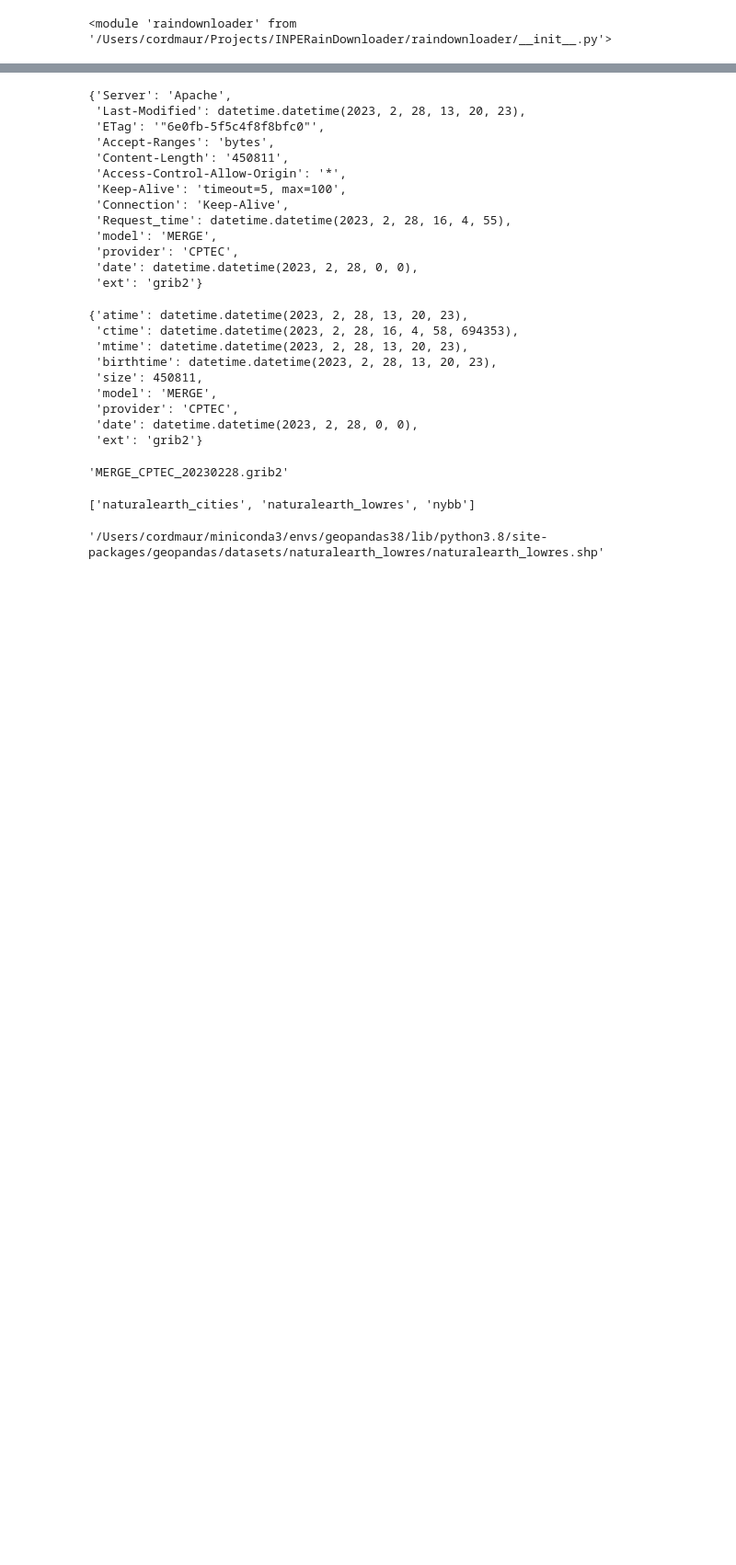
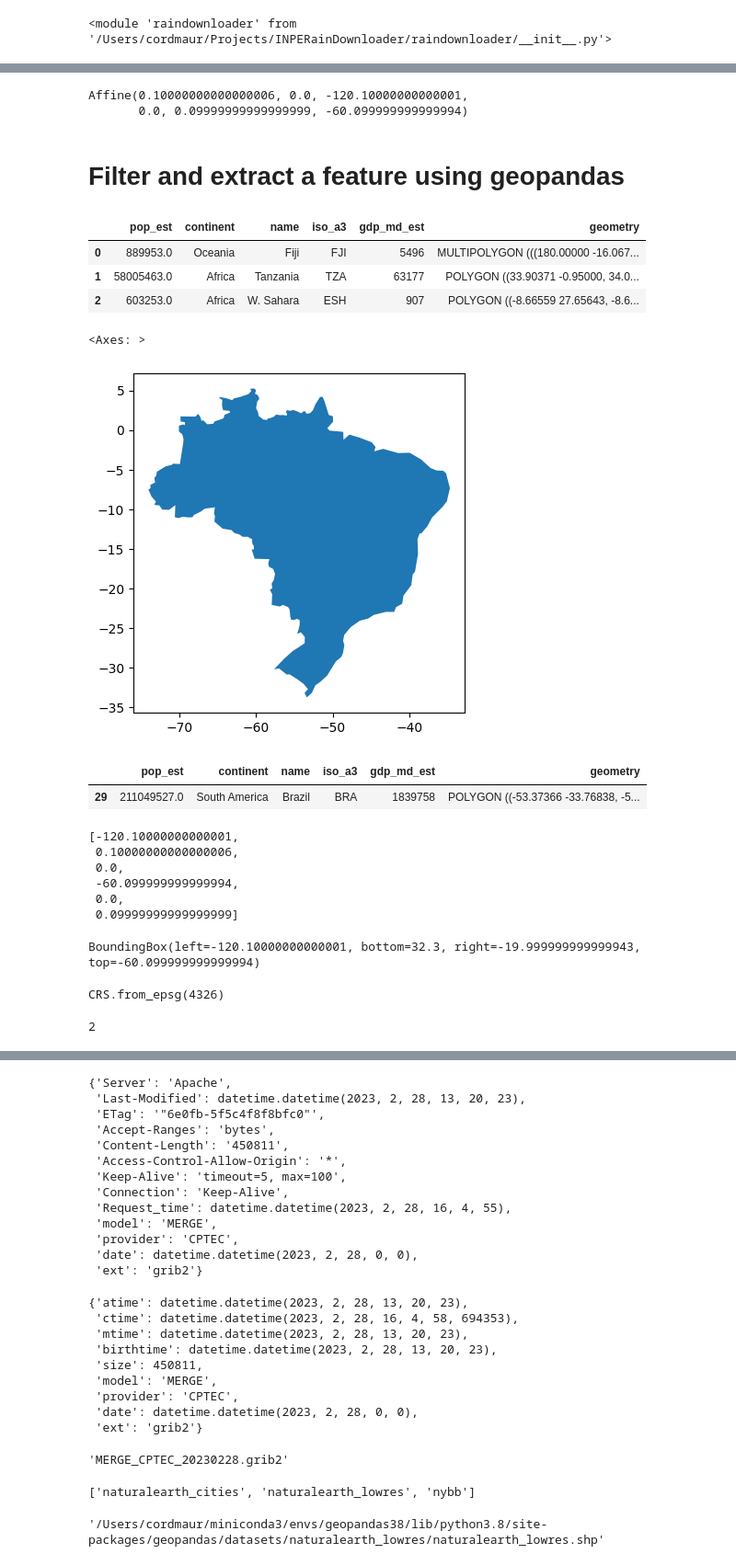
Before and after one commit to cordmaur/INPERainDownloader, a Jupyter notebook: nbs/66-Initial_development.ipynb, the cells around one changed output, grey strips where cells are left out. Shown at 92% size. Saved outputs shown, nothing was run; the diff lists cells and outputs as text; code cells hidden in the pictures; blank space fills up the shorter version.

```diff
--- a/nbs/66-Initial_development.ipynb
+++ b/nbs/66-Initial_development.ipynb
@@ -188,0 +224,5 @@ ds['prec'].plot()
+# %%
+ds.rio.transform()
+# %% [output]
+Affine(0.10000000000000006, 0.0, -120.10000000000001,
+       0.0, 0.09999999999999999, -60.099999999999994)
@@ -188,0 +231,2 @@ ds['prec'].plot()
+# %% [markdown]
+# Filter and extract a feature using geopandas
@@ -188,0 +236,21 @@ ds['prec'].plot()
+# %%
+world_path = gpd.datasets.get_path('naturalearth_lowres')
+# %%
+world = gpd.read_file(world_path)
+world.head(3)
+# %% [output]
+|  | pop_est | continent | name | iso_a3 | gdp_md_est | geometry |
+| 0 | 889953.0 | Oceania | Fiji | FJI | 5496 | MULTIPOLYGON (((180.00000 -16.067... |
+| 1 | 58005463.0 | Africa | Tanzania | TZA | 63177 | POLYGON ((33.90371 -0.95000, 34.0... |
+| 2 | 603253.0 | Africa | W. Sahara | ESH | 907 | POLYGON ((-8.66559 27.65643, -8.6... |
+# %%
+bra = world.query("iso_a3 == 'BRA'")
+bra.plot()
+# %% [output]
+<Axes: >
+[figure, added]
+# %%
+bra
+# %% [output]
+|  | pop_est | continent | name | iso_a3 | gdp_md_est | geometry |
+| 29 | 211049527.0 | South America | Brazil | BRA | 1839758 | POLYGON ((-53.37366 -33.76838, -5... |
@@ -188,0 +265,21 @@ ds['prec'].plot()
+# %%
+chuva.read_transform()
+# %% [output]
+[-120.10000000000001,
+ 0.10000000000000006,
+ 0.0,
+ -60.099999999999994,
+ 0.0,
+ 0.09999999999999999]
+# %%
+chuva.bounds
+# %% [output]
+BoundingBox(left=-120.10000000000001, bottom=32.3, right=-19.999999999999943, top=-60.099999999999994)
+# %%
+chuva.crs
+# %% [output]
+CRS.from_epsg(4326)
+# %%
+chuva.count
+# %% [output]
+2
```
Also changed, not shown: parts of 75 cells of this notebook, 3 other files.
